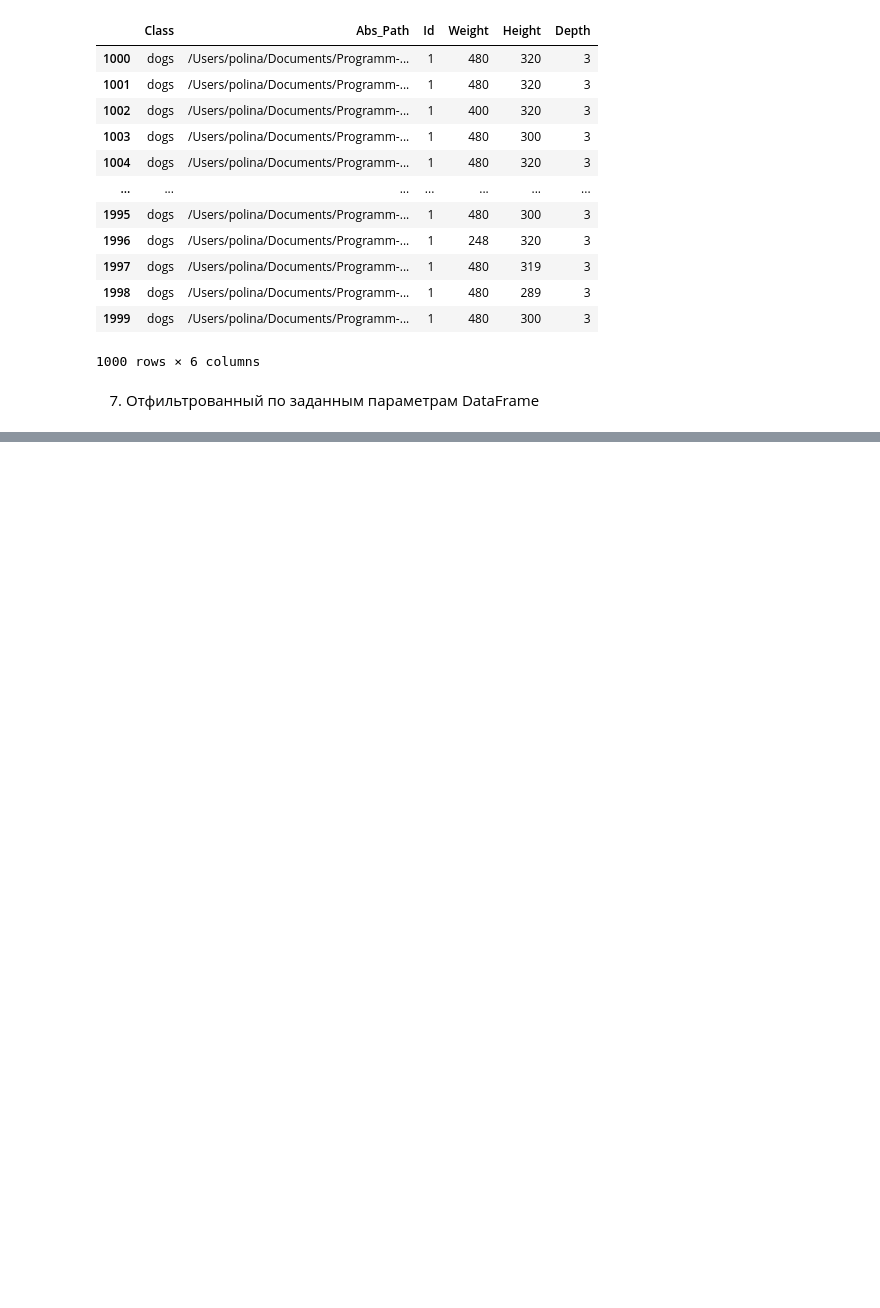
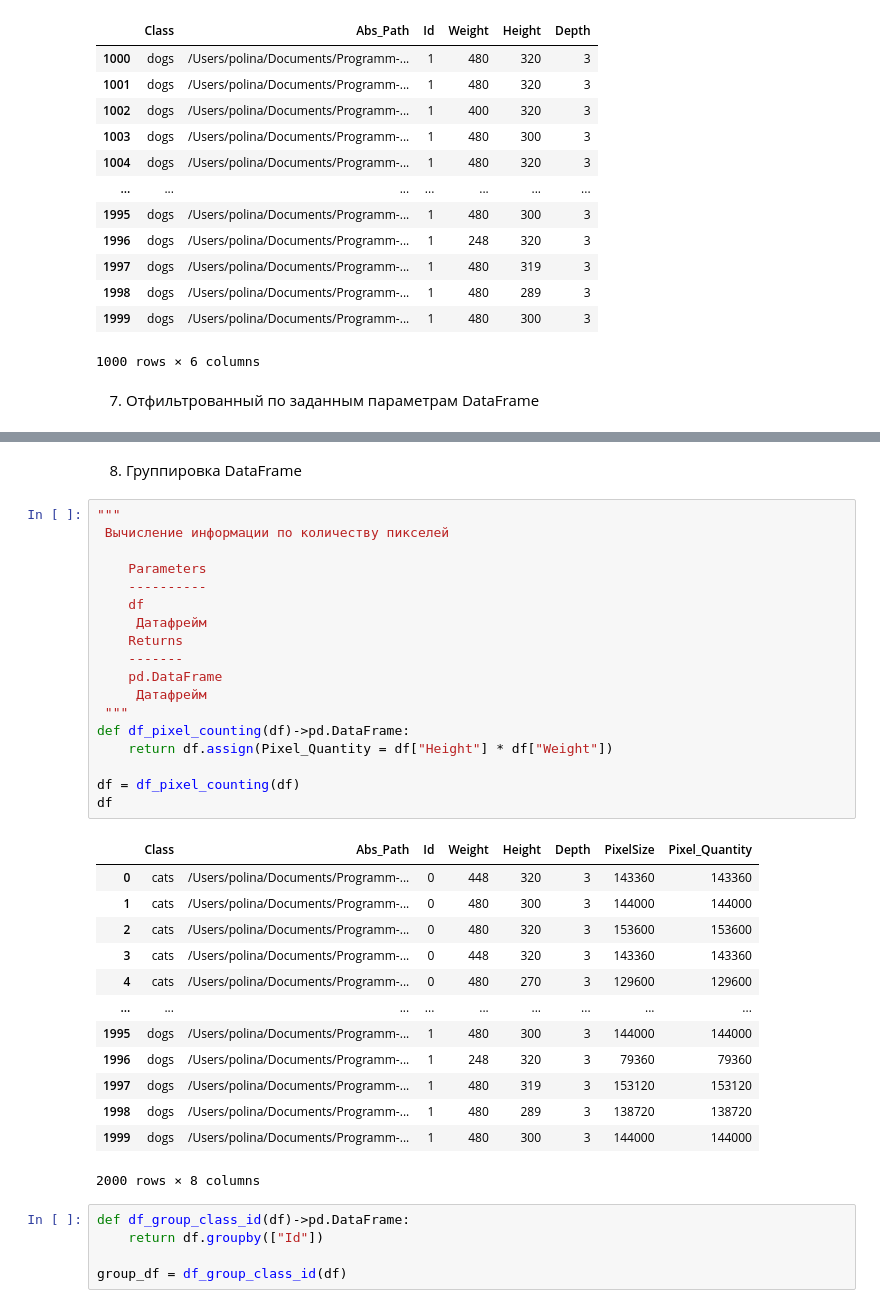
Before and after one commit to Tattaboe/Programm-lab, a Jupyter notebook: model.ipynb, the cells around one changed output, grey strips where cells are left out. Saved outputs shown, nothing was run; the diff lists cells and outputs as text; blank space fills up the shorter version.

```diff
--- a/model.ipynb
+++ b/model.ipynb
@@ -184,0 +197,39 @@ filter_given_parameters(df, 320, 320, 1)
+# %% [markdown]
+8. Группировка DataFrame
+# %%
+"""
+ Вычисление информации по количеству пикселей
+
+    Parameters
+    ----------
+    df
+     Датафрейм
+    Returns
+    -------
+    pd.DataFrame
+     Датафрейм
+ """
+def df_pixel_counting(df)->pd.DataFrame:
+    return df.assign(Pixel_Quantity = df["Height"] * df["Weight"])
+
+df = df_pixel_counting(df)
+df
+# %% [output]
+|  | Class | Abs_Path | Id | Weight | Height | Depth | PixelSize | Pixel_Quantity |
+| 0 | cats | /Users/polina/Documents/Programm-... | 0 | 448 | 320 | 3 | 143360 | 143360 |
+| 1 | cats | /Users/polina/Documents/Programm-... | 0 | 480 | 300 | 3 | 144000 | 144000 |
+| 2 | cats | /Users/polina/Documents/Programm-... | 0 | 480 | 320 | 3 | 153600 | 153600 |
+| 3 | cats | /Users/polina/Documents/Programm-... | 0 | 448 | 320 | 3 | 143360 | 143360 |
+| 4 | cats | /Users/polina/Documents/Programm-... | 0 | 480 | 270 | 3 | 129600 | 129600 |
+| ... | ... | ... | ... | ... | ... | ... | ... | ... |
+| 1995 | dogs | /Users/polina/Documents/Programm-... | 1 | 480 | 300 | 3 | 144000 | 144000 |
+| 1996 | dogs | /Users/polina/Documents/Programm-... | 1 | 248 | 320 | 3 | 79360 | 79360 |
+| 1997 | dogs | /Users/polina/Documents/Programm-... | 1 | 480 | 319 | 3 | 153120 | 153120 |
+| 1998 | dogs | /Users/polina/Documents/Programm-... | 1 | 480 | 289 | 3 | 138720 | 138720 |
+| 1999 | dogs | /Users/polina/Documents/Programm-... | 1 | 480 | 300 | 3 | 144000 | 144000 |
+2000 rows × 8 columns
+# %%
+def df_group_class_id(df)->pd.DataFrame:
+    return df.groupby(["Id"])
+
+group_df = df_group_class_id(df)
```
Also changed, not shown: parts of 11 cells of this notebook.
